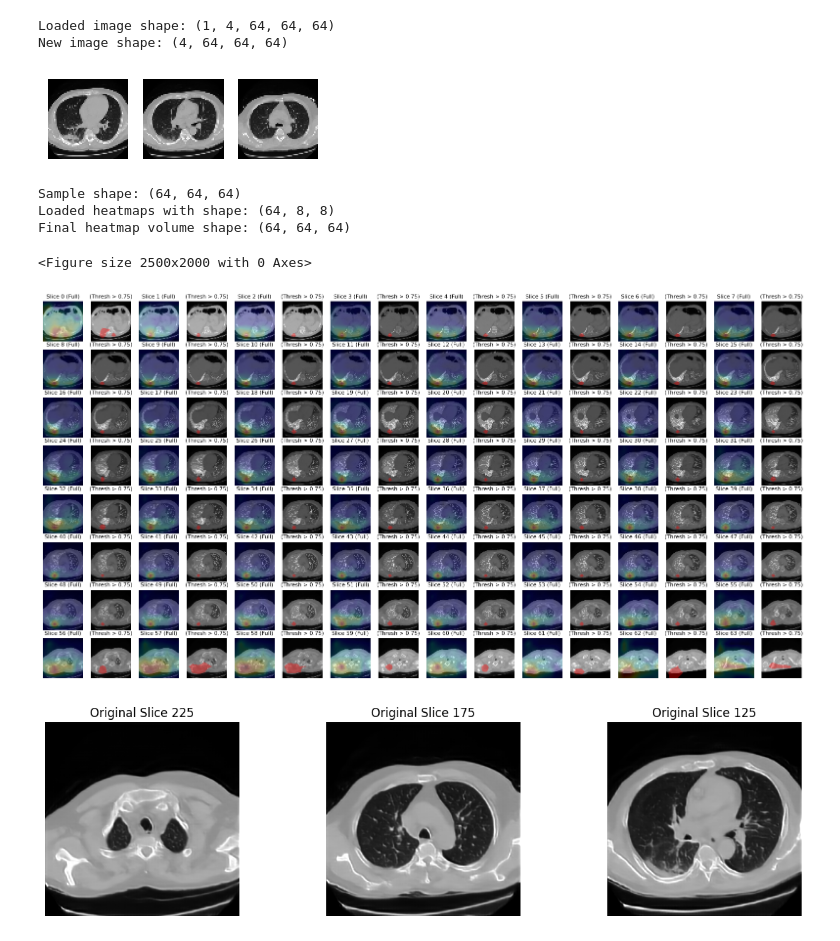
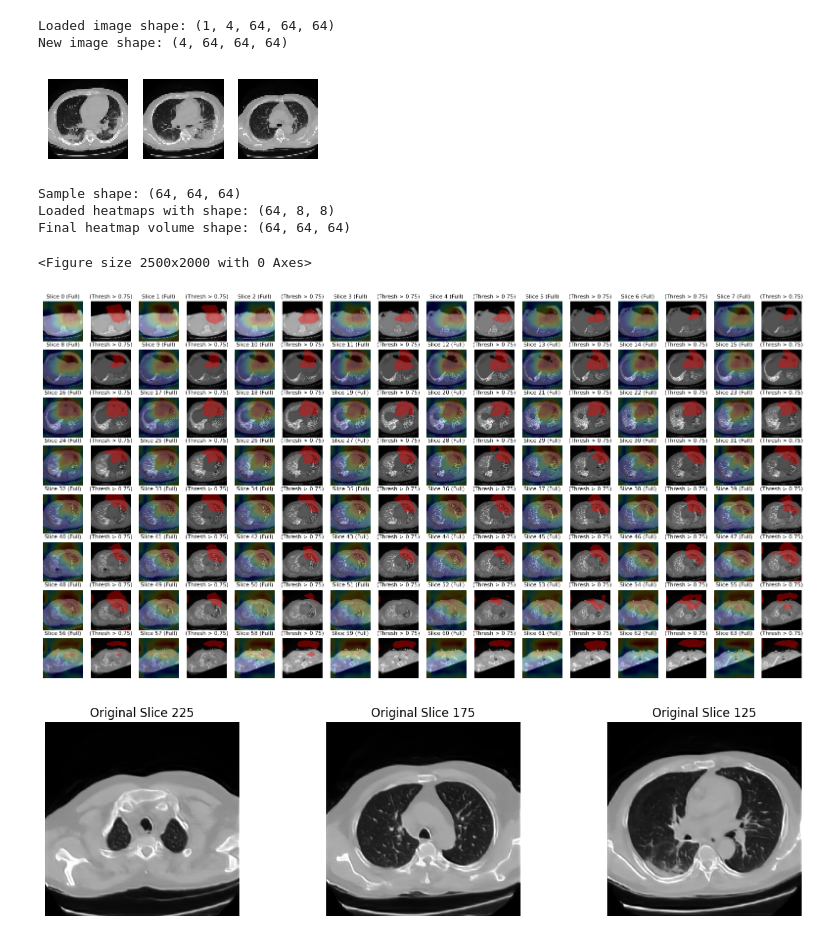
Before and after one commit to cmudig/MedsynBackend, a Jupyter notebook: src/apppy.ipynb, the cells around one changed output. Cells and saved outputs as stored; diff of their text form; code cells hidden in the pictures.

Commit message:
set up for combined heatmap

```diff
--- a/src/apppy.ipynb
+++ b/src/apppy.ipynb
@@ -198,7 +284,7 @@ import matplotlib.pyplot as plt
 import cv2
 import matplotlib.cm as cm
 
-generated_filename = "111222333_sample_0.npy"
+generated_filename = "111222333_sample_1.npy"
 output_folder = "/media/volume/gen-ai-volume/MedSyn/results/img_64_standard/111222333"
 image_path = os.path.join(output_folder, generated_filename)
 
@@ -239,7 +325,7 @@ for i, slice_idx in enumerate(selected_slices):
 plt.tight_layout()
 plt.show()
 # %% [output]
-[figure, old version]
+[figure, new version]
 # %%
 import numpy as np
 import matplotlib.pyplot as plt
@@ -302,7 +388,7 @@ def overlay_heatmap_on_slices(volume, heatmap_volume, view='axial', n_rows=8, n_
     plt.show()
 
 
-heatmap_data_path = '/media/volume/gen-ai-volume/MedSyn/results/saliency_maps/111222333/111222333_sample_0_token_0_[CLS]_heatmaps.npy'
+heatmap_data_path = '/media/volume/gen-ai-volume/MedSyn/results/saliency_maps/111222333/111222333_sample_1_token_4_consolidation_heatmaps.npy'
 
 # Load the generated images
 data = generated_image
@@ -322,34 +408,34 @@ print(f"Loaded heatmaps with shape: {heatmaps.shape}")
 if heatmaps.shape[1] != height or heatmaps.shape[2] != width:
     resized_heatmaps = []
     for i in range(num_frames):
         heatmap_slice = heatmaps[i, :, :]  # e.g. (8, 8)
         heatmap_slice_norm = normalize_image(heatmap_slice)
         zoom_factors = (height / heatmap_slice.shape[0], width / heatmap_slice.shape[1])
         heatmap_resized = zoom(heatmap_slice_norm, zoom_factors, order=1)  # Bilinear interpolation
         resized_heatmaps.append(heatmap_resized)
     heatmap_volume = np.stack(resized_heatmaps, axis=0)  # (frames, height, width)
 else:
     heatmap_volume = heatmaps
 
 print(f"Final heatmap volume shape: {heatmap_volume.shape}")
 view = 'axial'
 
 # Flip image and heatmap volume upside-down
 sample_norm_flipped = np.flip(sample_norm, axis=1)  # Flip vertically
 heatmap_volume_flipped = np.flip(heatmap_volume, axis=1)  # Flip heatmap vertically
 
 # Flip left/right
 # sample_norm_flipped = np.flip(sample_norm_flipped, axis=2)  # Flip horizontally
 # heatmap_volume_flipped = np.flip(heatmap_volume_flipped, axis=2)  # Flip heatmap horizontally
 
 plt.figure(figsize=(25, 20))
 overlay_heatmap_on_slices(sample_norm_flipped, heatmap_volume_flipped, view='axial', n_rows=8, n_cols=8, threshold=0.75)
 # %% [output]
 Sample shape: (64, 64, 64)
 Loaded heatmaps with shape: (64, 8, 8)
 Final heatmap volume shape: (64, 64, 64)
 <Figure size 2500x2000 with 0 Axes>
-[figure, old version]
+[figure, new version]
 # %%
 import nibabel as nib
 
```
Also changed, not shown: parts of 3 cells of this notebook, 2 other files.
